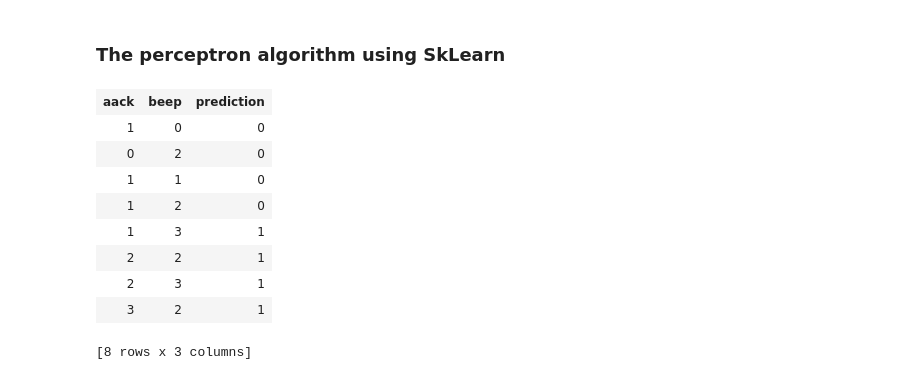
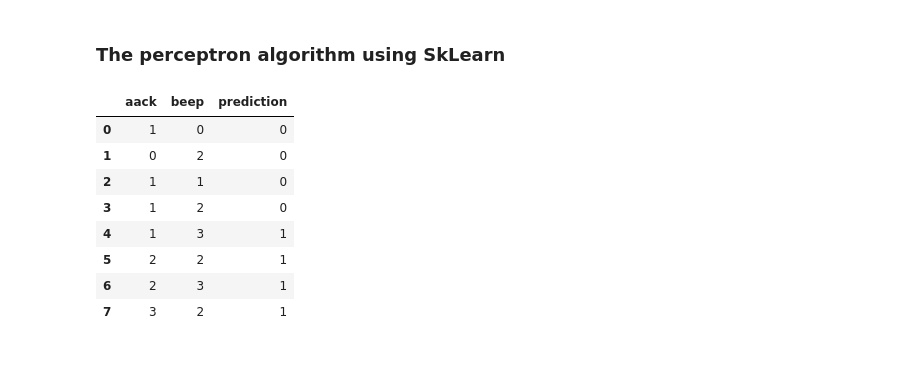
Before and after one commit to Niix3/Groking, a Jupyter notebook: Chapter_05_Perceptron_Algorithm/Coding_perceptron_algorithm.ipynb, the cells around one changed output. Cells and saved outputs as stored; diff of their text form; code cells hidden in the pictures.

```diff
--- a/Chapter_05_Perceptron_Algorithm/Coding_perceptron_algorithm.ipynb
+++ b/Chapter_05_Perceptron_Algorithm/Coding_perceptron_algorithm.ipynb
@@ -126,15 +127,14 @@ import turicreate as tc
 # %%
 datadict = {'aack': features[:,0], 'beep':features[:,1], 'prediction': labels}
-data = tc.SFrame(datadict)
+data = pd.DataFrame(datadict)
 data
 # %% [output]
-| aack | beep | prediction |
-| 1 | 0 | 0 |
-| 0 | 2 | 0 |
-| 1 | 1 | 0 |
-| 1 | 2 | 0 |
-| 1 | 3 | 1 |
-| 2 | 2 | 1 |
-| 2 | 3 | 1 |
-| 3 | 2 | 1 |
+|  | aack | beep | prediction |
+| 0 | 1 | 0 | 0 |
+| 1 | 0 | 2 | 0 |
+| 2 | 1 | 1 | 0 |
+| 3 | 1 | 2 | 0 |
+| 4 | 1 | 3 | 1 |
+| 5 | 2 | 2 | 1 |
+| 6 | 2 | 3 | 1 |
+| 7 | 3 | 2 | 1 |
-[8 rows x 3 columns]
```
Also changed, not shown: parts of 8 cells of this notebook.
